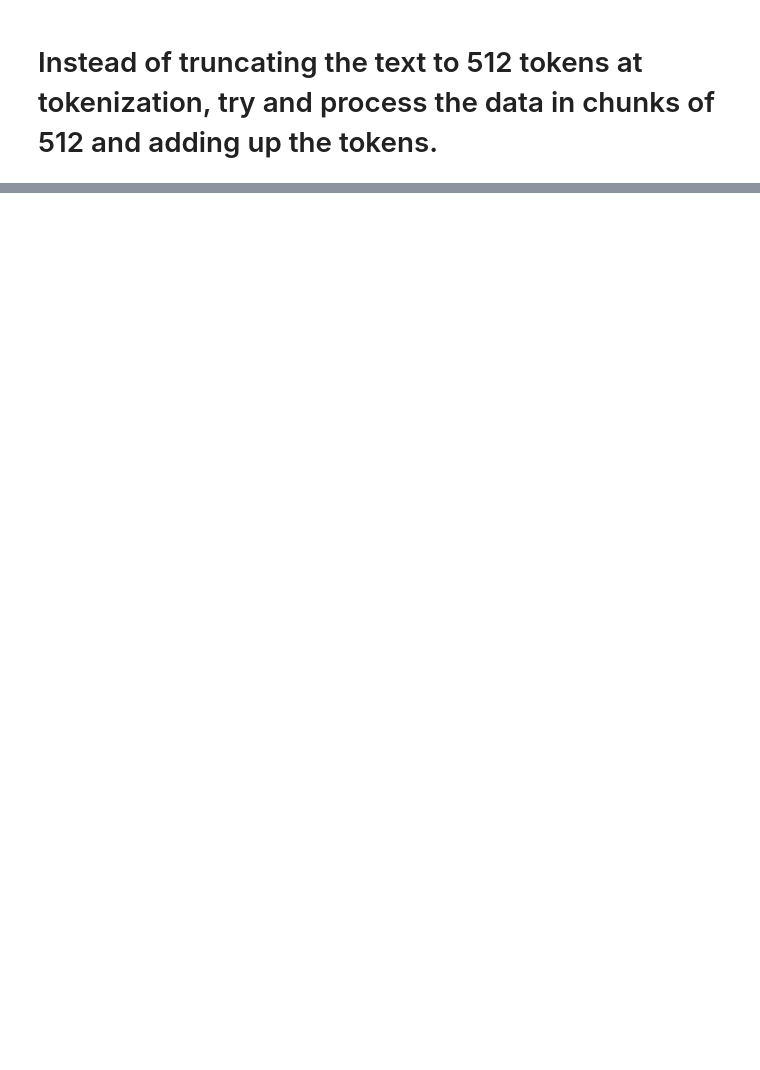
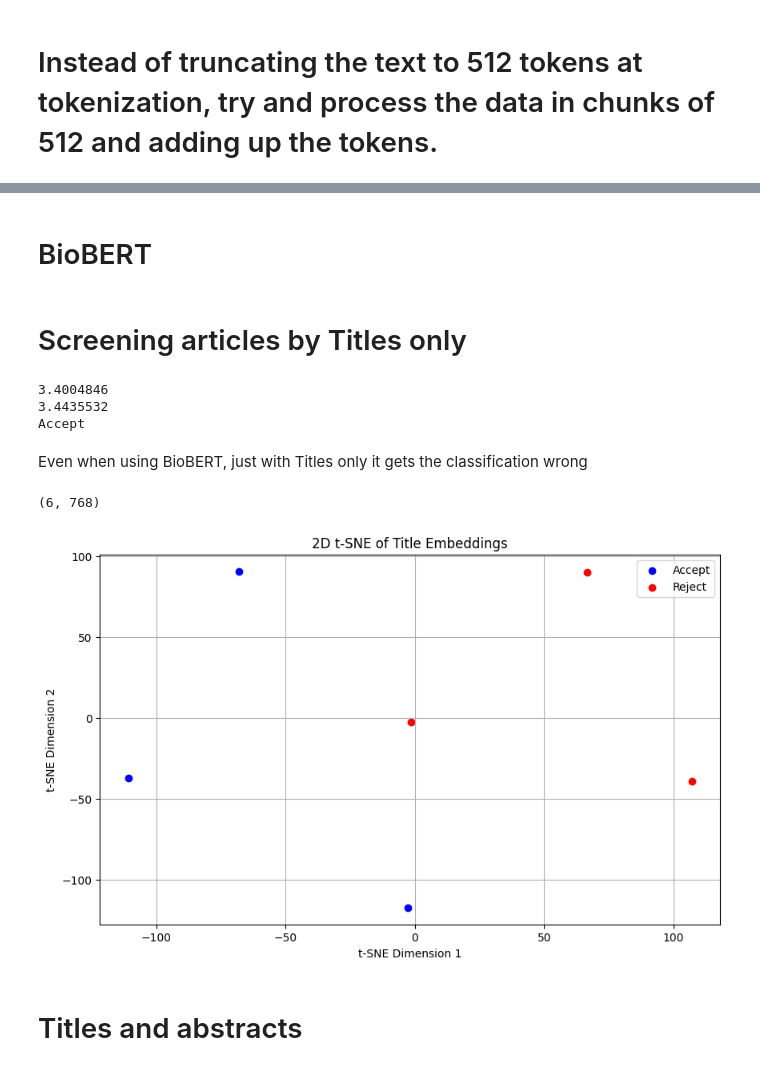
Before and after one commit to winfrednyoroka/ArticleSieve, a Jupyter notebook: Notebooks/Screeningpapers.ipynb, the cells around one changed output, grey strips where cells are left out. Saved outputs shown, nothing was run; the diff lists cells and outputs as text; code cells hidden in the pictures; blank space fills up the shorter version.

Commit message:
separate BERT from BioBERT analysis

```diff
--- a/Notebooks/Screeningpapers.ipynb
+++ b/Notebooks/Screeningpapers.ipynb
@@ -386,0 +296,4 @@ encode(text: Union[str, List[str], List[int]], text_pair: Union[str, List[str],
+# %% [markdown]
+# BioBERT
+# %% [markdown]
+# Screening articles by Titles only
@@ -386,0 +332,64 @@ encode(text: Union[str, List[str], List[int]], text_pair: Union[str, List[str],
+# %%
+# Predict the category of a new title
+new_sentence = 'Association between alcohol and cardiovascular disease: Mendelian randomisation analysis based on individual participant data.'
+new_embedding = get_embedding(new_sentence)
+
+# Measure distance to the centroids
+
+distance_to_accept = np.linalg.norm(new_embedding - accept_centroid)
+distance_to_reject = np.linalg.norm(new_embedding - reject_centroid)
+print(distance_to_accept)
+print(distance_to_reject)
+# Classification
+if distance_to_accept < distance_to_reject:
+    classification = 'Accept'
+else:
+    classification = 'Reject'
+
+print(classification)
+# %% [output]
+3.4004846
+3.4435532
+Accept
+# %% [markdown]
+Even when using BioBERT, just with Titles only it gets the classification wrong
+# %%
+import numpy as np
+import matplotlib.pyplot as plt
+
+from sklearn.manifold import TSNE
+
+# Concatenate all embeddings
+all_embeddings = np.concatenate((accept_embeddings,reject_embeddings),axis=0)
+
+all_embeddings = np.squeeze(all_embeddings,axis=1)
+
+print(all_embeddings.shape)
+
+# Reduce the dimensionality
+# Set the perplexity to a value less than the number of samples
+perplexity_value = min(30, len(all_embeddings)-1)
+
+#Apply t-SNE for dimensionality reduction
+tsne = TSNE(n_components=2,random_state=42,perplexity=perplexity_value)
+embeddings_2d = tsne.fit_transform(all_embeddings)
+
+# Visualise the embeddings
+num_accept = len(accept_embeddings)
+# Plotting
+plt.figure(figsize=(10,6))
+plt.scatter(embeddings_2d[:num_accept,0],embeddings_2d[:num_accept,1],color='b',label='Accept')
+plt.scatter(embeddings_2d[num_accept:,0],embeddings_2d[num_accept:,1],color='r',label='Reject')
+
+plt.title("2D t-SNE of Title Embeddings")
+
+plt.xlabel('t-SNE Dimension 1')
+plt.ylabel('t-SNE Dimension 2')
+plt.legend()
+plt.grid(True)
+plt.show()
+# %% [output]
+(6, 768)
+[figure, added]
+# %% [markdown]
+# Titles and abstracts
```
Also changed, not shown: parts of 16 cells of this notebook.
